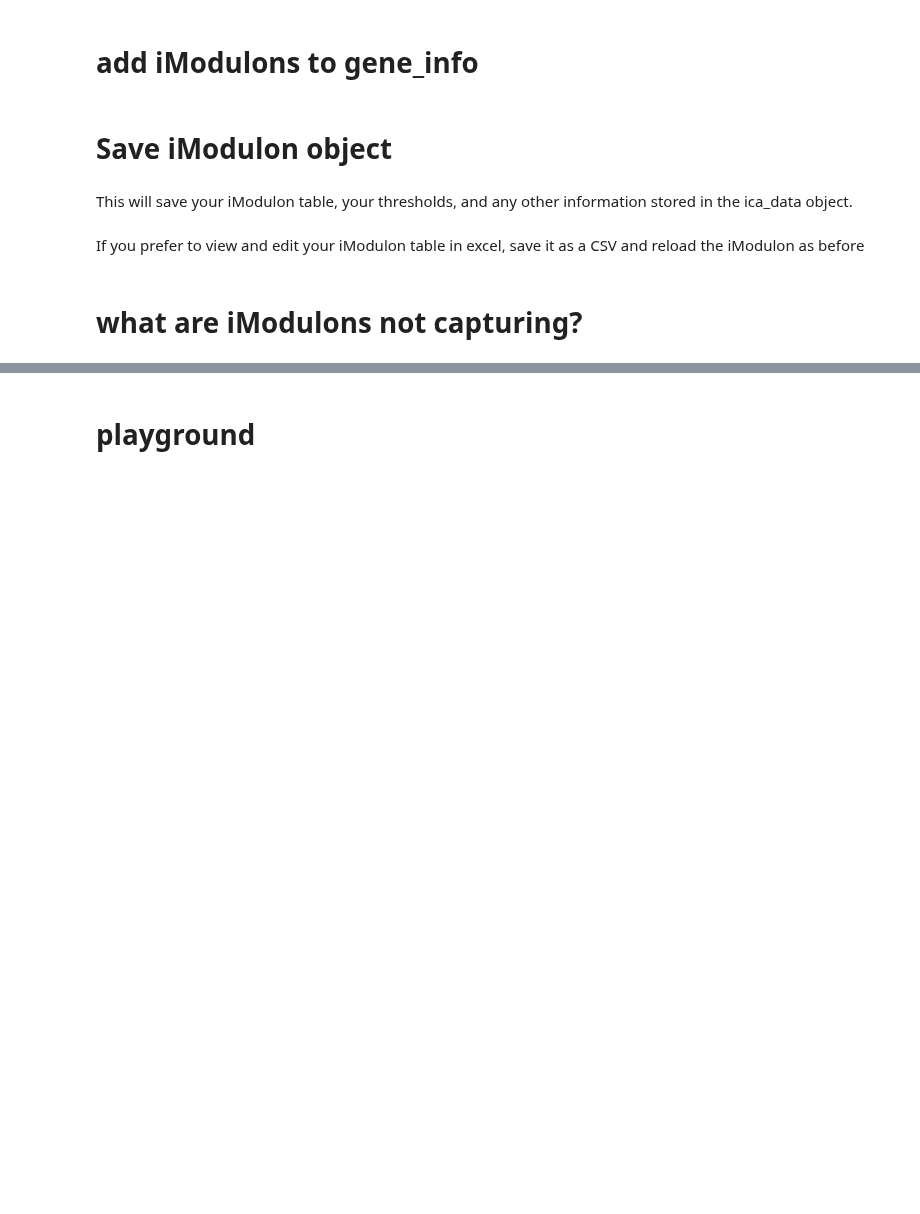
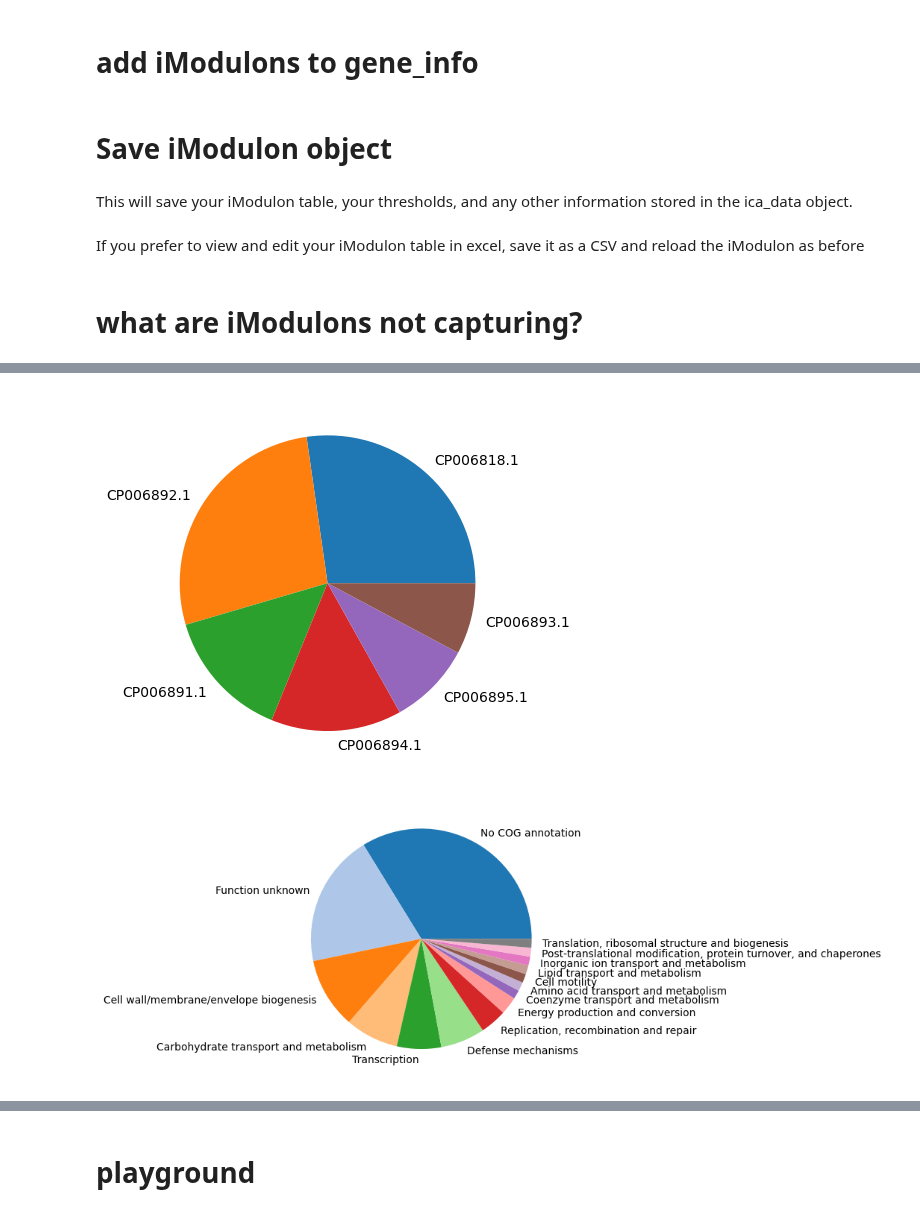
Before and after one commit to cristalzucsd/iModulonMiner, a Jupyter notebook: 5_characterize_iModulons/2_iModulon_characterization.ipynb, the cells around one changed output, grey strips where cells are left out. Drawn from its saved outputs; the diff is of its cells as text; code cells hidden in the pictures; blank space fills up the shorter version.

```diff
--- a/5_characterize_iModulons/2_iModulon_characterization.ipynb
+++ b/5_characterize_iModulons/2_iModulon_characterization.ipynb
@@ -588,0 +624,16 @@ gene_info.value_counts('chromosome_id')
+# %%
+# pie charts of genes not captured
+info = gene_info[gene_info['mean_exp'] < 0.1].value_counts('chromosome_id')
+order = info.index
+plt.pie(x = info.values, labels = info.index)
+plt.savefig('../figures/low_expr_chromes.pdf', transparent = True)
+plt.show()
+
+info = gene_info[gene_info['mean_exp'] < 0.1].value_counts('COG')
+order2 = info.index
+plt.pie(x = info.values, labels = info.index, colors=plt.cm.tab20.colors)
+plt.savefig('../figures/low_expr_COGS.pdf', transparent = True)
+plt.show()
+# %% [output]
+[figure, added]
+[figure, added]
```
Also changed, not shown: parts of 10 cells of this notebook, 8 other files.
